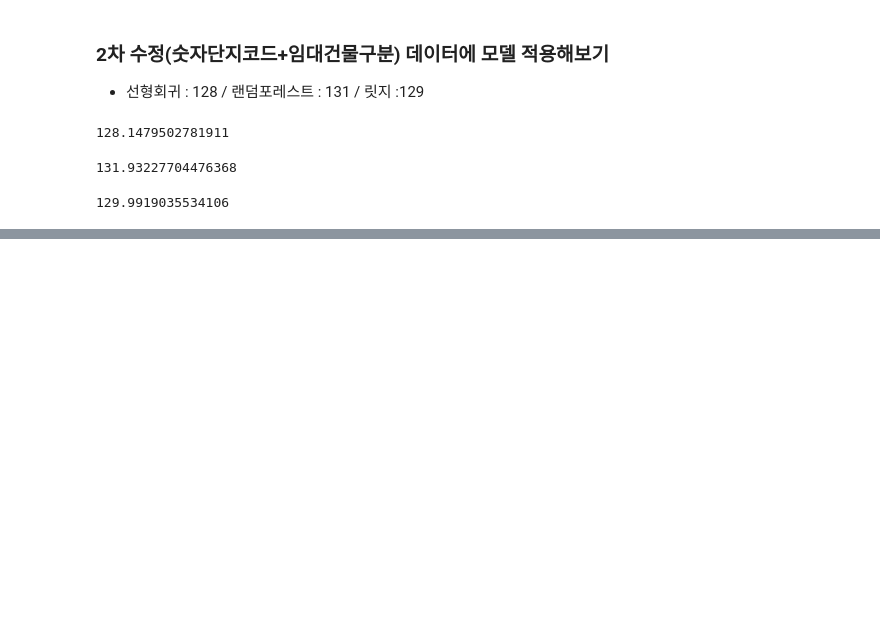
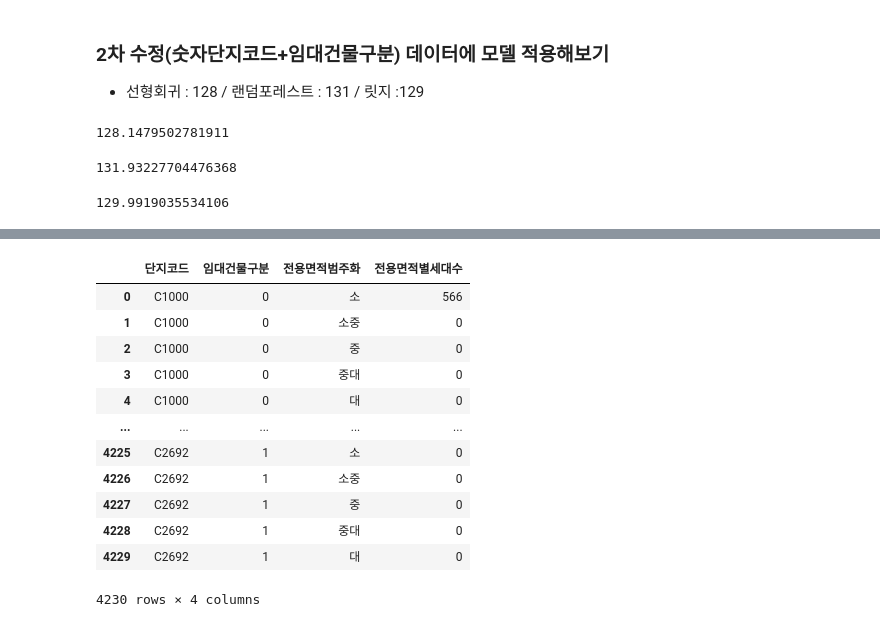
Before and after one commit to kkkkyoung/parking_project, a Jupyter notebook: 주차수요 예측.ipynb, the cells around one changed output, grey strips where cells are left out. Drawn from its saved outputs; the diff is of its cells as text; code cells hidden in the pictures; blank space fills up the shorter version.

```diff
--- a/주차수요 예측.ipynb
+++ b/주차수요 예측.ipynb
@@ -1587,0 +1677,2 @@ np.mean(-score)
+# %%
+train_cut_1_group = pd.DataFrame(train_cut_1.groupby(['단지코드','임대건물구분','전용면적범주화'],as_index=False).sum())
@@ -1587,0 +1681,16 @@ np.mean(-score)
+# %%
+train_cut_1_group
+# %% [output]
+|  | 단지코드 | 임대건물구분 | 전용면적범주화 | 전용면적별세대수 |
+| 0 | C1000 | 0 | 소 | 566 |
+| 1 | C1000 | 0 | 소중 | 0 |
+| 2 | C1000 | 0 | 중 | 0 |
+| 3 | C1000 | 0 | 중대 | 0 |
+| 4 | C1000 | 0 | 대 | 0 |
+| ... | ... | ... | ... | ... |
+| 4225 | C2692 | 1 | 소 | 0 |
+| 4226 | C2692 | 1 | 소중 | 0 |
+| 4227 | C2692 | 1 | 중 | 0 |
+| 4228 | C2692 | 1 | 중대 | 0 |
+| 4229 | C2692 | 1 | 대 | 0 |
+4230 rows × 4 columns
```
Also changed, not shown: parts of 26 cells of this notebook.
